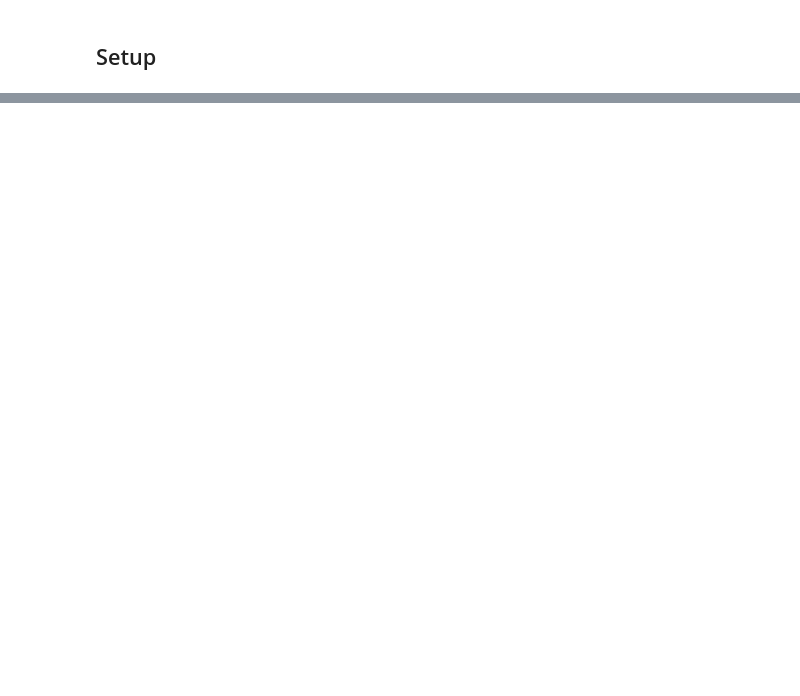
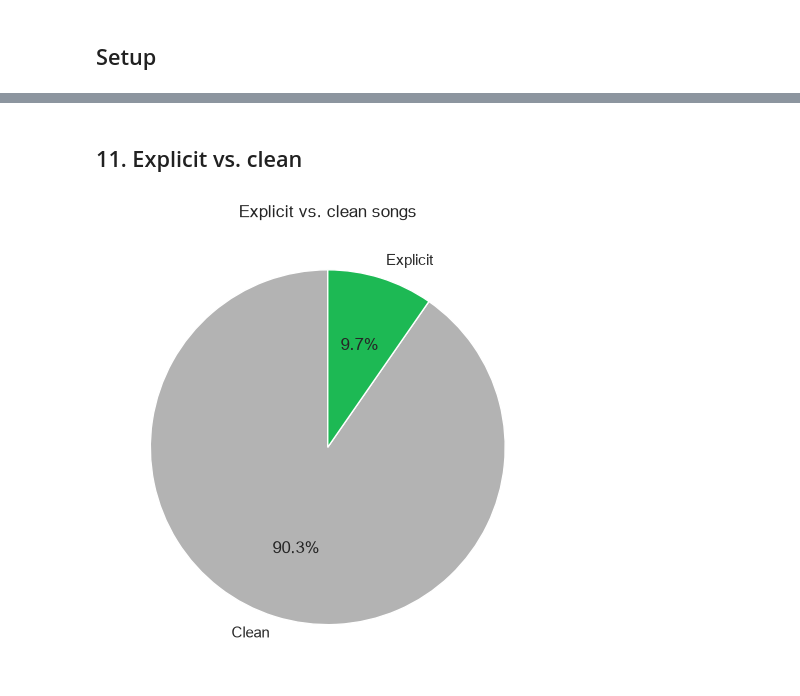
Before and after one commit to gene-c13/wrapped, a Jupyter notebook: notebooks/02_playlist_analysis.ipynb, the cells around one changed output, grey strips where cells are left out. Cells and saved outputs as stored; diff of their text form; code cells hidden in the pictures; blank space fills up the shorter version.

Commit message:
cleanup

```diff
--- a/notebooks/02_playlist_analysis.ipynb
+++ b/notebooks/02_playlist_analysis.ipynb
@@ -242,0 +316,14 @@ else:
+# %% [markdown]
+## 11. Explicit vs. clean
+# %%
+songs = mine.drop_duplicates("track_uri")
+counts = songs["explicit"].value_counts().reindex([False, True], fill_value=0)
+
+fig, ax = plt.subplots(figsize=(5, 5))
+ax.pie(counts.values, labels=["Clean", "Explicit"], autopct="%1.1f%%",
+       colors=["#b3b3b3", GREEN], startangle=90)
+ax.set_title("Explicit vs. clean songs")
+plt.tight_layout()
+plt.show()
+# %% [output]
+[figure, added]
```
Also changed, not shown: parts of 35 cells of this notebook.
